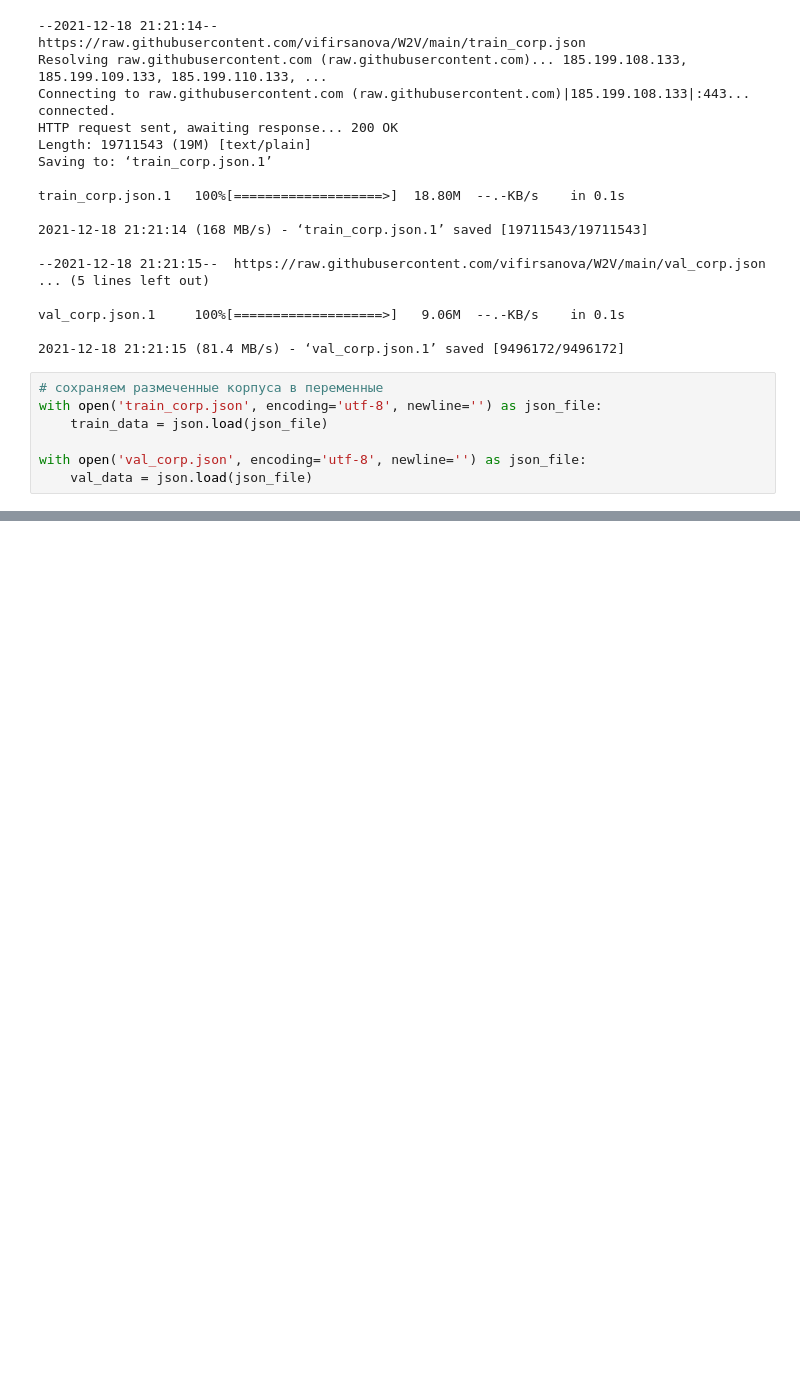
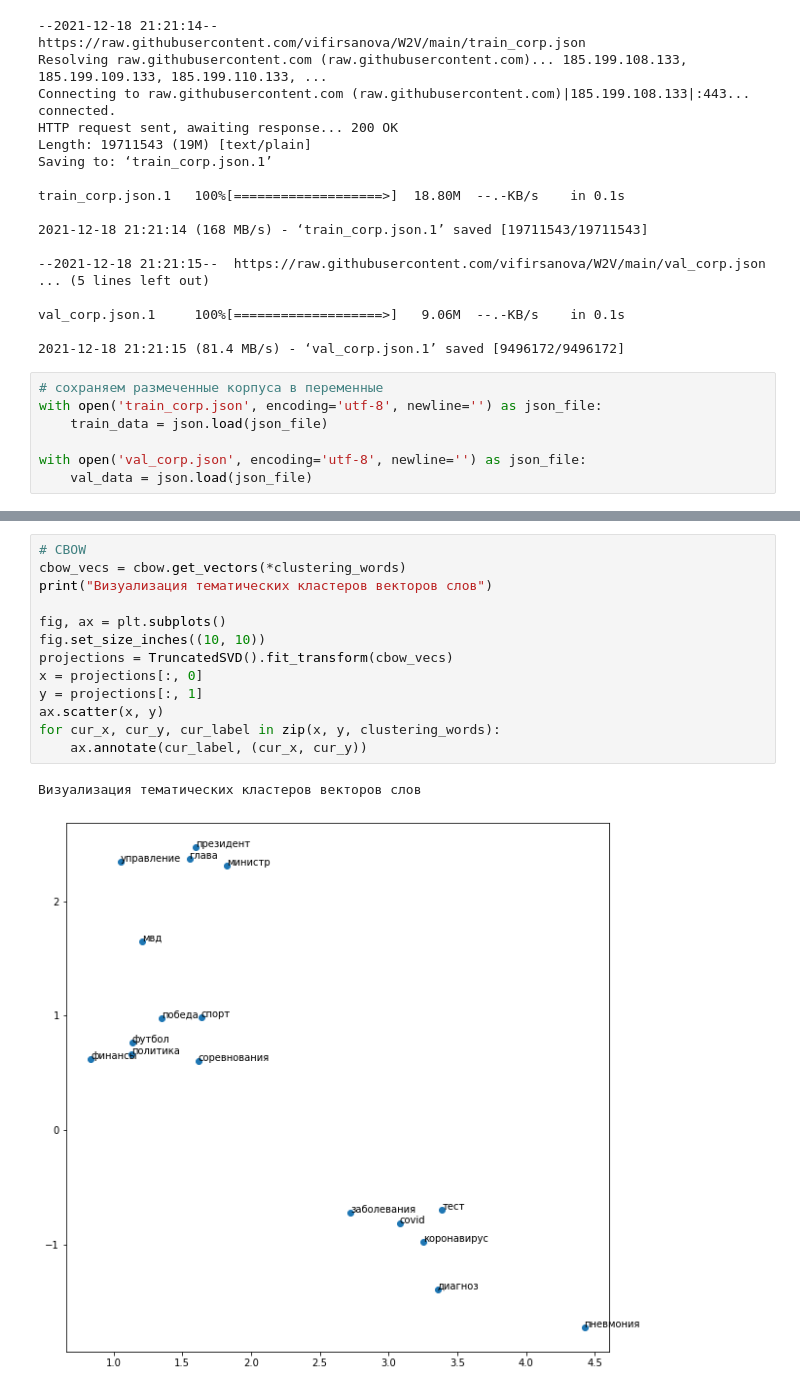
Before and after one commit to vifirsanova/W2V, a Jupyter notebook: Firsanova_W2V_zachet.ipynb, the cells around one changed output, grey strips where cells are left out. Cells and saved outputs as stored; diff of their text form; blank space fills up the shorter version.

```diff
--- a/Firsanova_W2V_zachet.ipynb
+++ b/Firsanova_W2V_zachet.ipynb
@@ -216,0 +916,16 @@ with open('val_corp.json', encoding='utf-8', newline='') as json_file:
+# %%
+# CBOW
+cbow_vecs = cbow.get_vectors(*clustering_words)
+print("Визуализация тематических кластеров векторов слов")
+
+fig, ax = plt.subplots()
+fig.set_size_inches((10, 10))
+projections = TruncatedSVD().fit_transform(cbow_vecs)
+x = projections[:, 0]
+y = projections[:, 1]
+ax.scatter(x, y)
+for cur_x, cur_y, cur_label in zip(x, y, clustering_words):
+    ax.annotate(cur_label, (cur_x, cur_y))
+# %% [output]
+Визуализация тематических кластеров векторов слов
+[figure, added]
```
Also changed, not shown: parts of 38 cells of this notebook.
